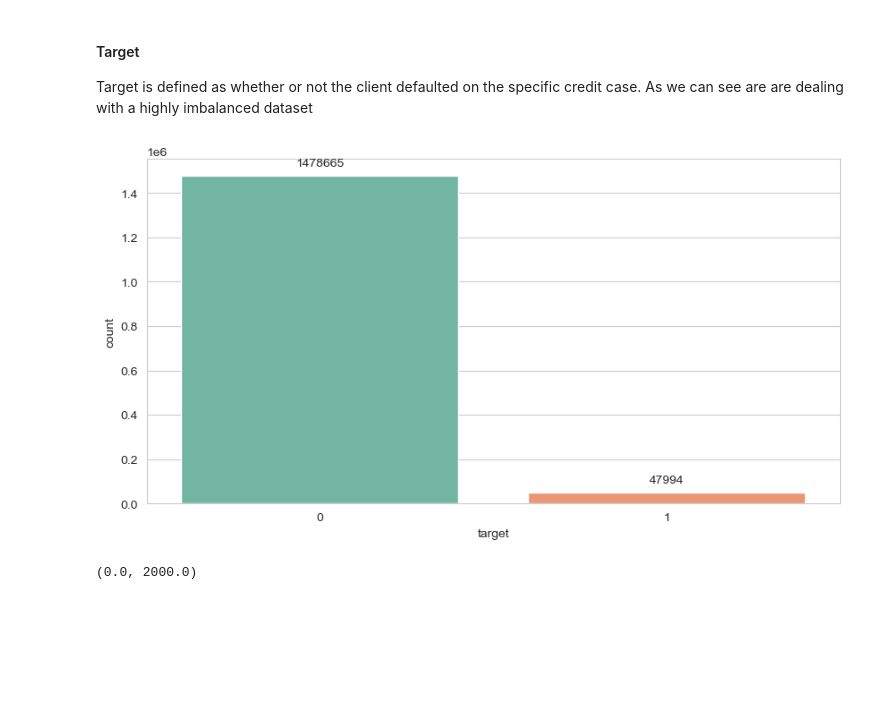
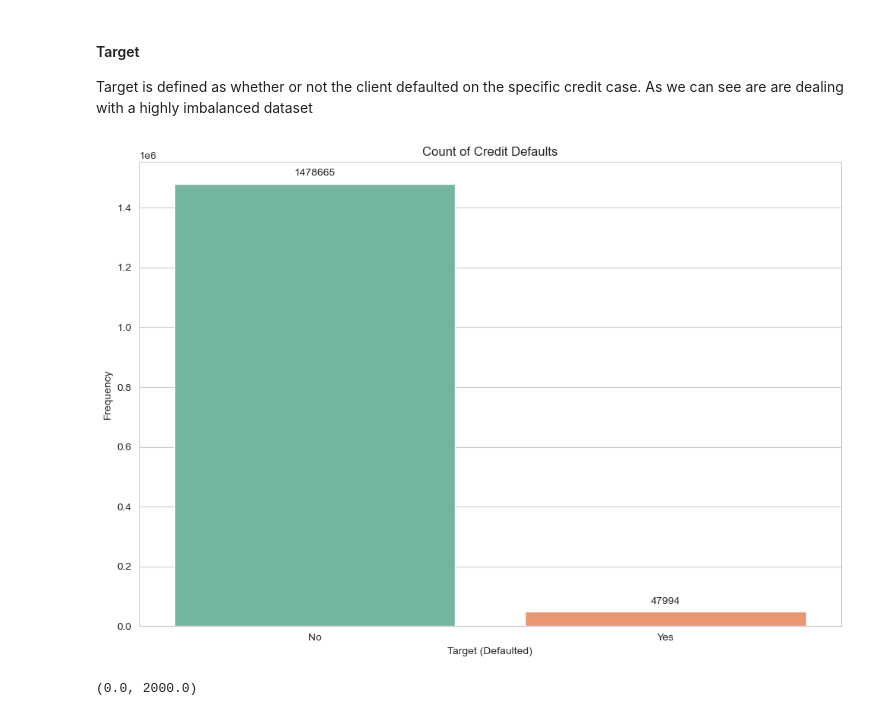
Before and after one commit to DataScienceAndEngineering/machine-learning-dse-i210-final-project-credit-risk, a Jupyter notebook: src/visualization/visualizations_raw_data.ipynb, the cells around one changed output. Drawn from its saved outputs; the diff is of its cells as text; code cells hidden in the pictures; blank space fills up the shorter version.

```diff
--- a/src/visualization/visualizations_raw_data.ipynb
+++ b/src/visualization/visualizations_raw_data.ipynb
@@ -184,17 +198,27 @@ Total data for a period of 1 year 9 months
 Target is defined as whether or not the client defaulted on the specific credit case.
 As we can see are are dealing with a highly imbalanced dataset
 # %%
-sns.set_style("whitegrid")
-plt.figure(figsize=(10,5))
+# Create a figure with specific size
+plt.figure(figsize=(10, 7))
 
-# First subplot: Count plot of 'target'
-plt.plot(2,1)
+# Create a count plot for the 'target' column
 ax = sns.countplot(data=train_basetable, x='target', palette="Set2")
+
+# Add annotations on top of each bar in the plot
 for p in ax.patches:
     ax.annotate(f'{int(p.get_height())}', (p.get_x() + p.get_width() / 2., p.get_height()),
                 ha='center', va='center', xytext=(0, 10), textcoords='offset points')
+
+# Setting titles and labels
+ax.set_title('Count of Credit Defaults')  # Add a title
+ax.set_xlabel('Target (Defaulted)')  # X-axis label
+ax.set_ylabel('Frequency')  # Y-axis label
+ax.set_xticklabels(['No', 'Yes'])  # Assuming 0 and 1 are coded as No and Yes respectively
+
+plt.tight_layout()  # Adjust layout to fit all elements neatly
+plt.show()
 # %% [output]
-[figure, old version]
+[figure, new version]
 # %%
 plt.figure(figsize=(10,8))
 plt.subplot(2,1,1)
```
Also changed, not shown: parts of 3 cells of this notebook, 1 other file.
